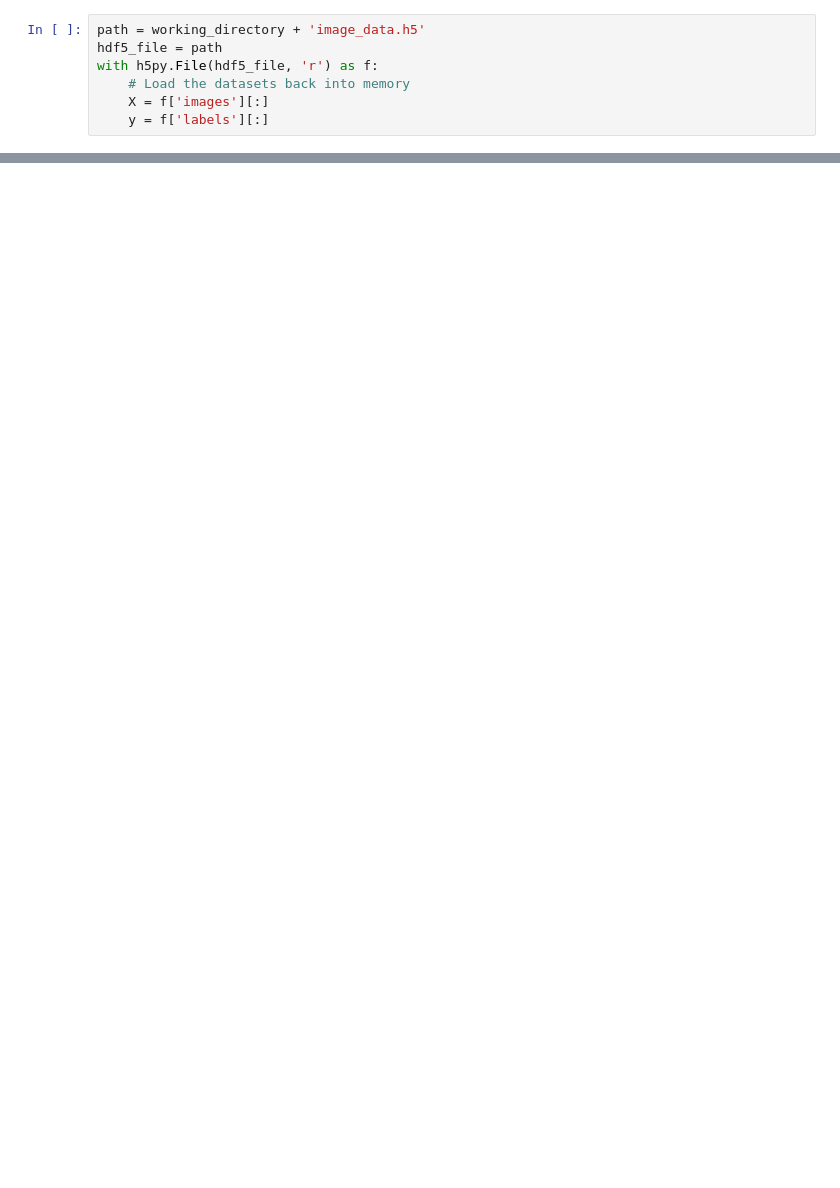
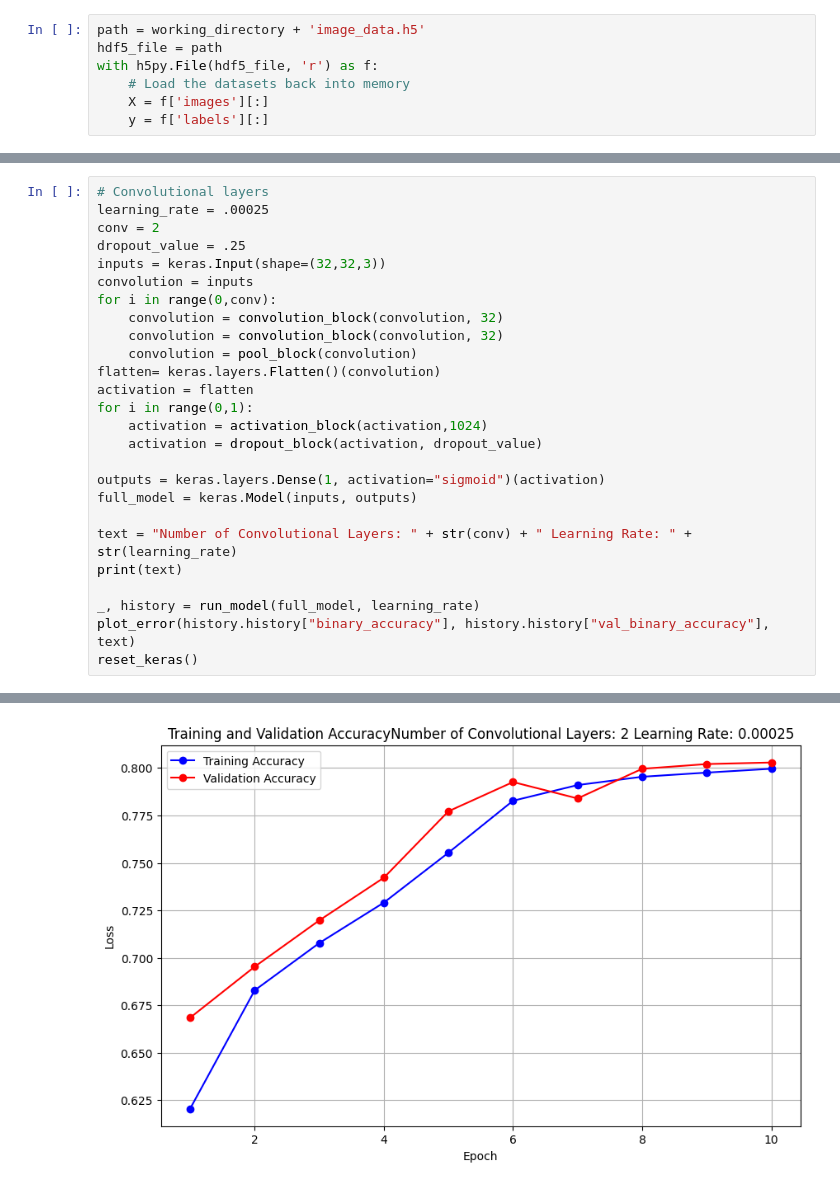
Before and after one commit to isaac1987a/Cancer-Detection, a Jupyter notebook: Cancer.ipynb, the cells around one changed output, grey strips where cells are left out. Drawn from its saved outputs; the diff is of its cells as text; blank space fills up the shorter version.

```diff
--- a/Cancer.ipynb
+++ b/Cancer.ipynb
@@ -220,0 +403,27 @@ Based on these results, I thing the .0001 learning rate is the best option.  I w
+# %%
+# Convolutional layers
+learning_rate = .00025
+conv = 2
+dropout_value = .25
+inputs = keras.Input(shape=(32,32,3))
+convolution = inputs
+for i in range(0,conv):
+    convolution = convolution_block(convolution, 32)
+    convolution = convolution_block(convolution, 32)
+    convolution = pool_block(convolution)
+flatten= keras.layers.Flatten()(convolution)
+activation = flatten
+for i in range(0,1):
+    activation = activation_block(activation,1024)
+    activation = dropout_block(activation, dropout_value)
+
+outputs = keras.layers.Dense(1, activation="sigmoid")(activation)
+full_model = keras.Model(inputs, outputs)
+
+text = "Number of Convolutional Layers: " + str(conv) + " Learning Rate: " + str(learning_rate)
+print(text)
+
+_, history = run_model(full_model, learning_rate)
+plot_error(history.history["binary_accuracy"], history.history["val_binary_accuracy"], text)
+reset_keras()
+# %% [output]
@@ -220,0 +447 @@ Based on these results, I thing the .0001 learning rate is the best option.  I w
+[figure, added]
```
Also changed, not shown: parts of 31 cells of this notebook, 1 other file.
